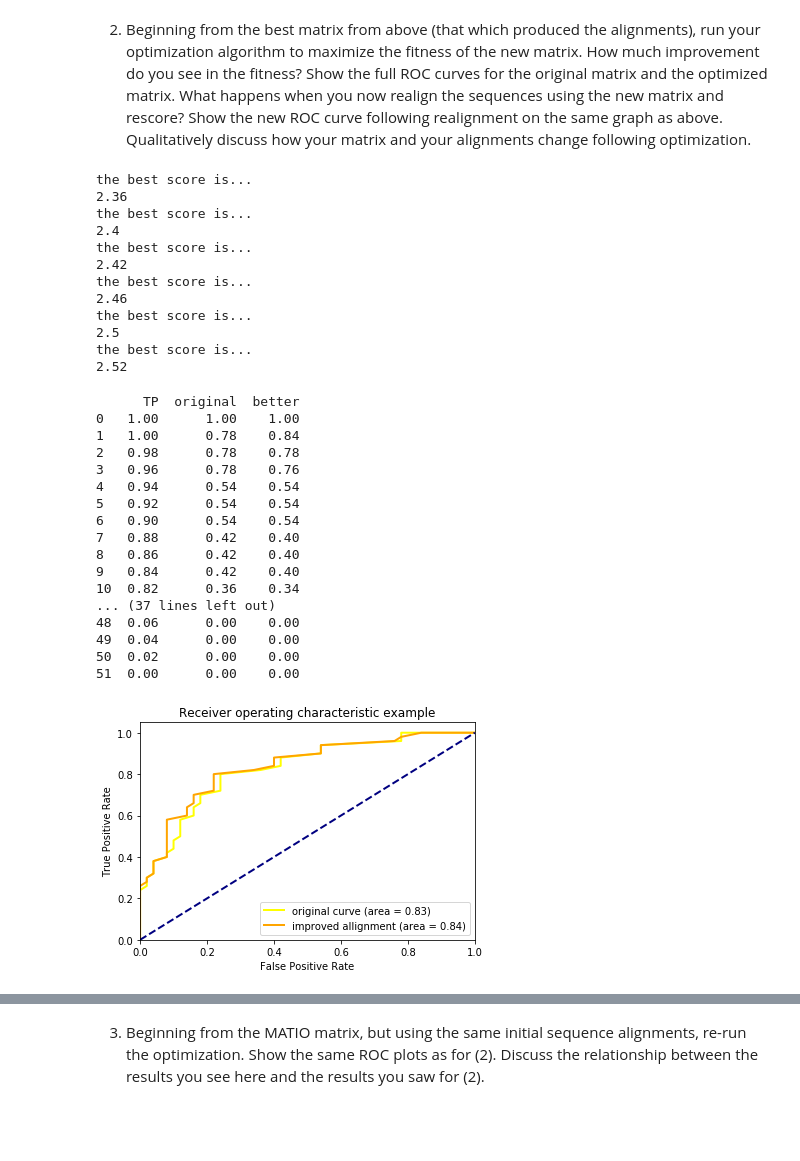
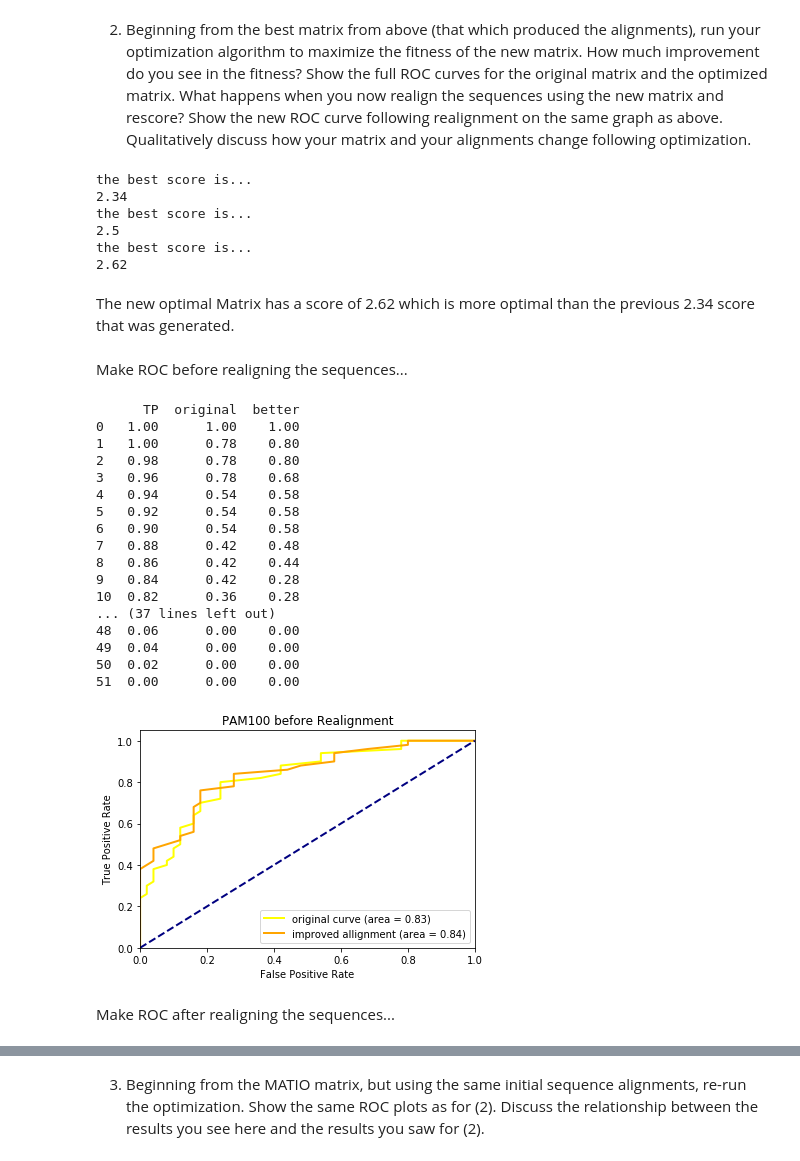
Before and after one commit to enrach21/HW3_skeleton, a Jupyter notebook: HW3_Ian_Jones.ipynb, the cells around one changed output, grey strips where cells are left out. Drawn from its saved outputs; the diff is of its cells as text; code cells hidden in the pictures; blank space fills up the shorter version.

```diff
--- a/HW3_Ian_Jones.ipynb
+++ b/HW3_Ian_Jones.ipynb
@@ -421,20 +352,18 @@ align1 = alignment_df.alignment1 # Fixed allignments based on best matrix
 align2 = alignment_df.alignment2 # Fixed allignments based on best matrix
 known = alignment_df.known # 1 if pos control, zero if negative control
 best_m = algs.test('PAM100', align1, align2, g, e, known)
-orginal_m = algs.readMatrix('PAM100')
+org_m = algs.readMatrix('PAM100')
 # %% [output]
 the best score is...
-2.36
-the best score is...
-2.4
-the best score is...
-2.42
-the best score is...
-2.46
+2.34
 the best score is...
 2.5
 the best score is...
-2.52
+2.62
+# %% [markdown]
+The new optimal Matrix has a score of 2.62 which is more optimal than the previous 2.34 score that was generated.
+# %% [markdown]
+Make ROC before realigning the sequences...
 # %%
 # Make a dataframe for TP
 pos=np.array([])
@@ -443,7 +372,7 @@ for i in range(50):
     pos = np.append(pos,tp)
 final_df=pd.DataFrame({'TP': pos})
 
-mat = [orig_m, best_m]
+mat = [org_m, best_m]
 names = ['original', 'better']
 for i in range(len(mat)):
     t = algs.get_scores(align1, align2, mat[i], g, e, known)
@@ -451,45 +380,47 @@ for i in range(len(mat)):
     final_df = pd.concat([final_df, FP], axis=1)
 final_df
 
 top_row = pd.DataFrame({'TP':[1],'original':[1],'better':[1]}) # add 100% everytime
 bottom_row = pd.DataFrame({'TP':[0],'original':[0],'better':[0]}) # add no positives
 final_df = pd.concat([top_row, final_df]).reset_index(drop = True)
 final_df= pd.concat([final_df, bottom_row ]).reset_index(drop = True)
 print(final_df)
 # Plot the ROC
 plt.figure()
 lw = 2
 plt.plot(final_df.original, final_df.TP, color='yellow',
          lw=lw, label='original curve (area = %0.2f)' % metrics.auc(final_df.original, final_df.TP))
 plt.plot(final_df.better, final_df.TP, color='orange',
          lw=lw, label='improved allignment (area = %0.2f)' % metrics.auc(final_df.better, final_df.TP))
 plt.plot([0, 1], [0, 1], color='navy', lw=lw, linestyle='--')
 plt.xlim([0.0, 1.0])
 plt.ylim([0.0, 1.05])
 plt.xlabel('False Positive Rate')
 plt.ylabel('True Positive Rate')
-plt.title('Receiver operating characteristic example')
+plt.title('PAM100 before Realignment')
 plt.legend(loc="lower right")
 plt.show()
 # %% [output]
       TP  original  better
 0   1.00      1.00    1.00
-1   1.00      0.78    0.84
-2   0.98      0.78    0.78
-3   0.96      0.78    0.76
-4   0.94      0.54    0.54
-5   0.92      0.54    0.54
-6   0.90      0.54    0.54
-7   0.88      0.42    0.40
-8   0.86      0.42    0.40
-9   0.84      0.42    0.40
-10  0.82      0.36    0.34
+1   1.00      0.78    0.80
+2   0.98      0.78    0.80
+3   0.96      0.78    0.68
+4   0.94      0.54    0.58
+5   0.92      0.54    0.58
+6   0.90      0.54    0.58
+7   0.88      0.42    0.48
+8   0.86      0.42    0.44
+9   0.84      0.42    0.28
+10  0.82      0.36    0.28
 ... (37 lines left out)
 48  0.06      0.00    0.00
 49  0.04      0.00    0.00
 50  0.02      0.00    0.00
 51  0.00      0.00    0.00
-[figure, old version]
+[figure, new version]
+# %% [markdown]
+Make ROC after realigning the sequences...
 # %%
 g = 11 # determined above
 e = 1# determined above
```
Also changed, not shown: parts of 15 cells of this notebook, 1 other file.
